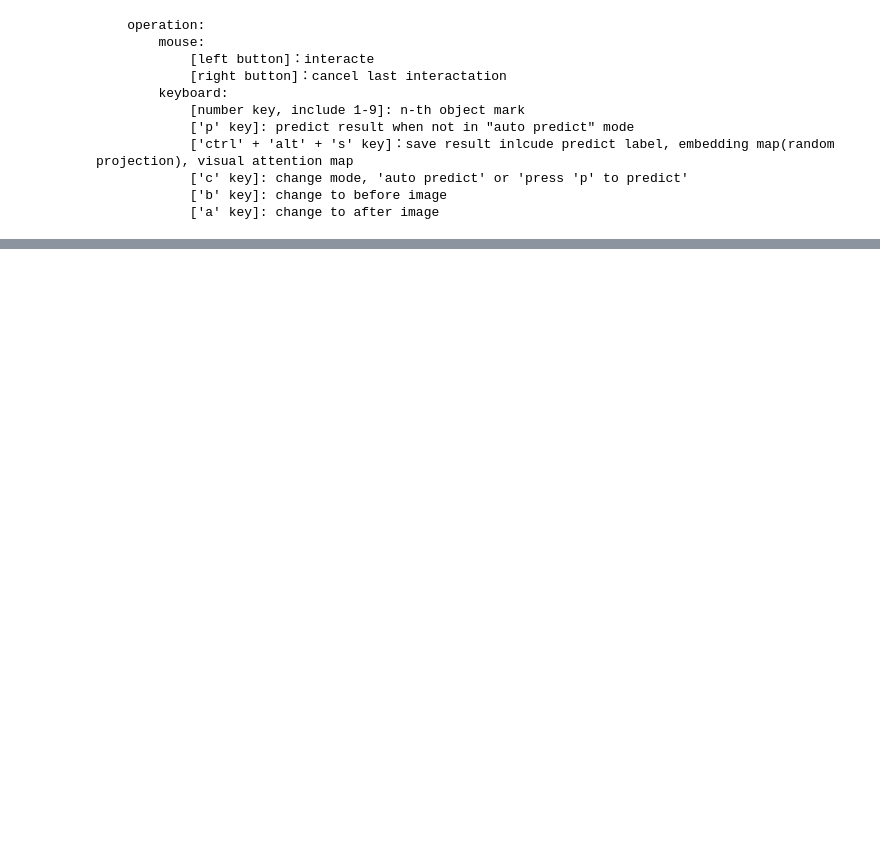
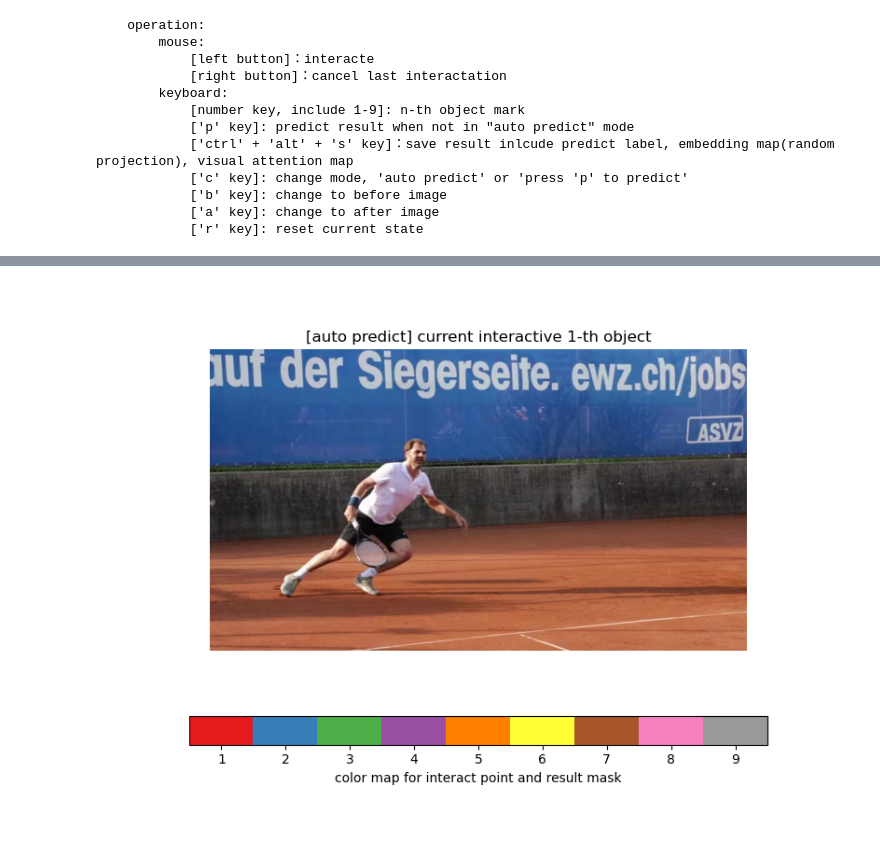
Before and after one commit to BingqiangZhou/Learning-Interactive-Multi-Object-Segmentation, a Jupyter notebook: demo/Demo.ipynb, the cells around one changed output, grey strips where cells are left out. Drawn from its saved outputs; the diff is of its cells as text; code cells hidden in the pictures; blank space fills up the shorter version.

Commit message:
update README and Demo

```diff
--- a/demo/Demo.ipynb
+++ b/demo/Demo.ipynb
@@ -1,21 +1,9 @@
 # %%
-%matplotlib notebook
-
-from gui import main_window
-
-readme_string = """
-    operation:
-        mouse:
-            [left button]：interacte
-            [right button]：cancel last interactation
-        keyboard:
-            [number key, include 1-9]: n-th object mark
-            ['p' key]: predict result when not in "auto predict" mode
-            ['ctrl' + 'alt' + 's' key]：save result inlcude predict label, embedding map(random projection), visual attention map
-            ['c' key]: change mode, 'auto predict' or 'press 'p' to predict'
-            ['b' key]: change to before image
-            ['a' key]: change to after image
-"""
+# %matplotlib notebook
+%matplotlib ipympl
+# %matplotlib widget
+# %matplotlib inline
+from gui import main_window, readme_string
 
 print(readme_string)
 main_window()
@@ -31,3 +19,4 @@ main_window()
             ['c' key]: change mode, 'auto predict' or 'press 'p' to predict'
             ['b' key]: change to before image
             ['a' key]: change to after image
+            ['r' key]: reset current state
@@ -35,0 +23 @@ main_window()
+[figure, added]
```
Also changed, not shown: parts of 3 cells of this notebook, 8 other files.
